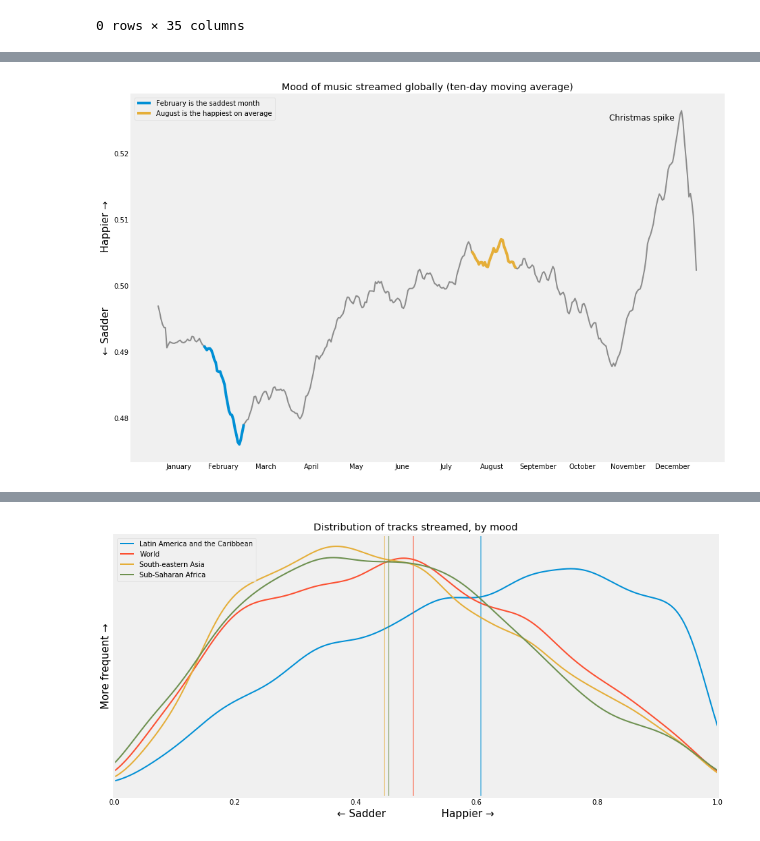
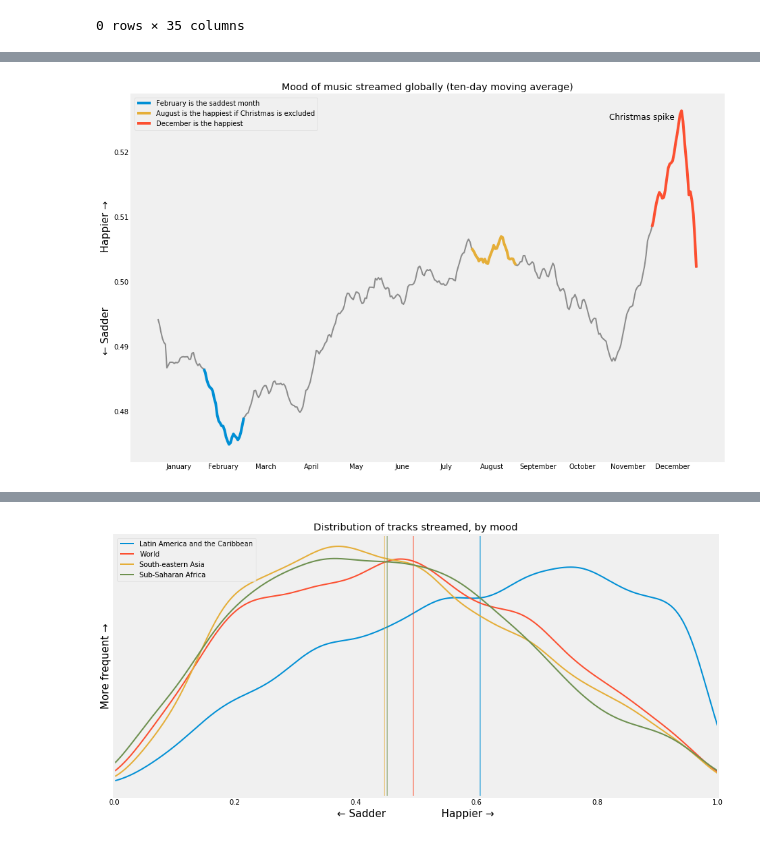
Before and after one commit to raffg/spotify_analysis, a Jupyter notebook: spotify_analysis.ipynb, the cells around one changed output, grey strips where cells are left out. Saved outputs shown, nothing was run; the diff lists cells and outputs as text; code cells hidden in the pictures.

```diff
--- a/spotify_analysis.ipynb
+++ b/spotify_analysis.ipynb
@@ -105,6 +105,9 @@ df['date'] = pd.to_datetime(df['Date'])
 df['month'] = df['date'].dt.month
 df['day'] = df['date'].dt.day
 df['dayofweek'] = df['date'].dt.dayofweek
+# %%
+full_df = df
+df = df[df['date'].dt.year.isin([2017, 2018, 2019])]
 # %%
 df[df.groupby(['date', 'country'])['Position'].transform('count') < 50]['country'].unique()
 # %% [output]
@@ -279,18 +332,19 @@ plt.show()
 # %%
 data = df_year['valence'].rolling(window=10, min_periods=1, center=True).mean()
 
 plt.figure(figsize=(14, 10))
 plt.plot(data, c='#8b8b8b')
 plt.plot(data[df_year[df_year['month'] == 2].index], c='#008fd5', lw=4, label='February is the saddest month')
-plt.plot(data[df_year[df_year['month'] == 8].index], c='#e5ae38', lw=4, label='August is the happiest on average')
+plt.plot(data[df_year[df_year['month'] == 8].index], c='#e5ae38', lw=4, label='August is the happiest if Christmas is excluded')
+plt.plot(data[df_year[df_year['month'] == 12].index], c='#fc4f30', lw=4, label='December is the happiest')
 # plt.axvline(x=354, c='k', lw=1, label='Christmas spike')
 plt.annotate('Christmas spike', (305, .525), fontsize=12)
 plt.legend()
 plt.xticks(ticks=[14, 44, 73, 104, 134, 165, 195, 226, 257, 287, 318, 348],
            labels=['January', 'February', 'March', 'April', 'May', 'June', 'July', 'August', 'September', 'October', 'November', 'December'])
 plt.grid(False)
 plt.title('Mood of music streamed globally (ten-day moving average)')
 plt.ylabel(u'\u2190 Sadder                 Happier \u2192', fontsize=15, rotation=90)
 plt.show()
 # %% [output]
-[figure, old version]
+[figure, new version]
```
Also changed, not shown: parts of 57 cells of this notebook, 16 other files.
